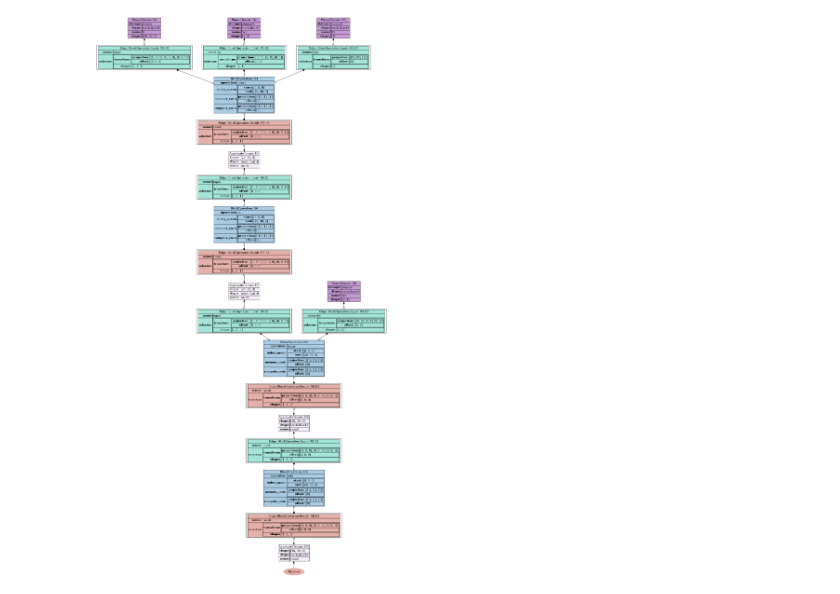
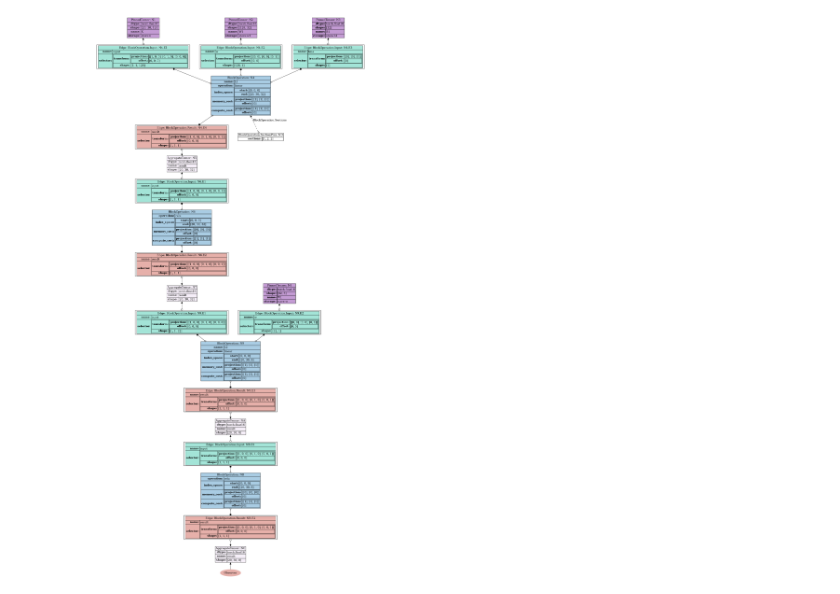
Before and after one commit to crutcher/tapestry-legacy, a Jupyter notebook: tapestry/symbolic_example.ipynb, the cells around one changed output. Drawn from its saved outputs; the diff is of its cells as text; code cells hidden in the pictures.

Commit message:
pre-planned sections

```diff
--- a/tapestry/symbolic_example.ipynb
+++ b/tapestry/symbolic_example.ipynb
@@ -21,6 +23,7 @@ from tapestry.zspace import EmbeddingMode, ZRange, ZRangeMap, ZTransform, assert
 # %%
 def linear_op(
     *,
+    name: str = None,
     x: TensorValue,
     w: TensorValue,
     bias: Optional[TensorValue] = None,
@@ -45,6 +48,7 @@ def linear_op(
 
     op = graph.add_node(
         BlockOperation(
+            name=name,
             operation="linear",
             index_space=index_space,
             compute_cost=ZTransform(
@@ -128,7 +132,7 @@ def relu_op(
                 projection=np.ones((index_space.ndim, 1)),
             ),
             memory_cost=ZTransform(
-                projection=np.ones((index_space.ndim, 1)),
+                projection=np.zeros((index_space.ndim, 1)),
             ),
         )
     )
@@ -158,7 +162,7 @@ def build_example_graph():
     x = g.add_node(
         PinnedTensor(
             name="X",
-            shape=[20, 30, 2],
+            shape=[20, 30, 128],
             dtype=torch.float16,
             storage="store:x",
         )
@@ -167,42 +171,51 @@ def build_example_graph():
     w1 = g.add_node(
         PinnedTensor(
             name="W1",
-            shape=[2, 3],
+            shape=[128, 32],
             dtype=torch.float16,
             storage="store:w1",
         )
     )
 
     b1 = g.add_node(
         PinnedTensor(
             name="B1",
-            shape=[3],
+            shape=[32],
             dtype=torch.float16,
             storage="store:b1",
         )
     )
 
-    a = linear_op(x=x, w=w1, bias=b1)
+    a = linear_op(name="L1", x=x, w=w1, bias=b1)
 
     y = relu_op(a)
 
     w2 = g.add_node(
         PinnedTensor(
             name="W1",
-            shape=[3, 4],
+            shape=[32, 8],
             dtype=torch.float16,
             storage="store:w",
         )
     )
 
-    z = relu_op(linear_op(x=y, w=w2))
+    z = relu_op(linear_op(name="L2", x=y, w=w2))
 
     g.mark_observed(z)
 
     return g
 
 
 g = build_example_graph()
+
+# TODO: better node path / name lookup semantics.
+# Q: are names unique? grouped? here are errors thrown?
+# _we_ have unique IDs; might be easier to require exeternal maps.
+l1 = g.list_nodes(BlockOperation, filter=lambda n: n.name == "L1")[0]
+
+# demonstrate manual sectioning.
+l1.attach_section_plan([1, 2, 2])
+
 display_graph(g)
 # %% [output]
-[figure, old version]
+[figure, new version]
```
Also changed, not shown: parts of 4 cells of this notebook, 3 other files.
